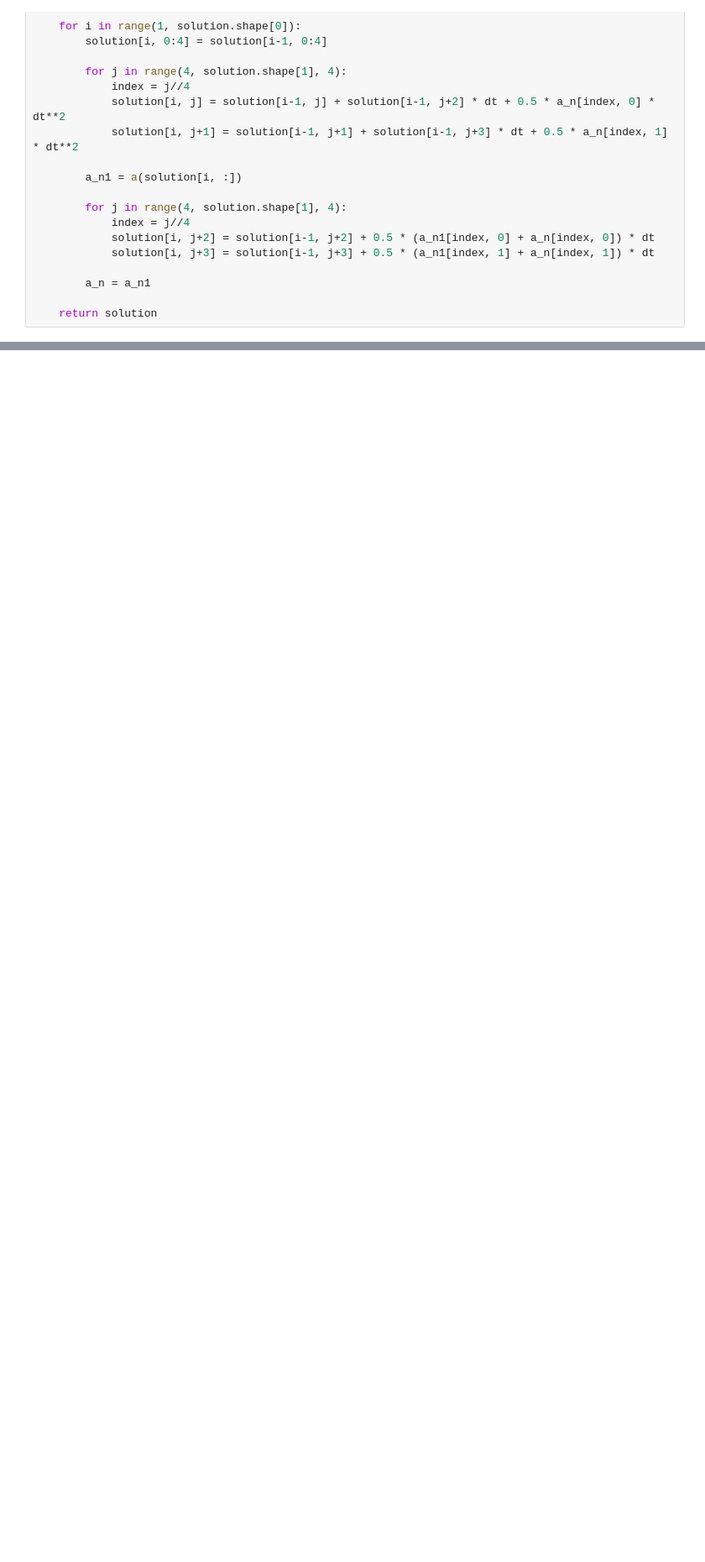
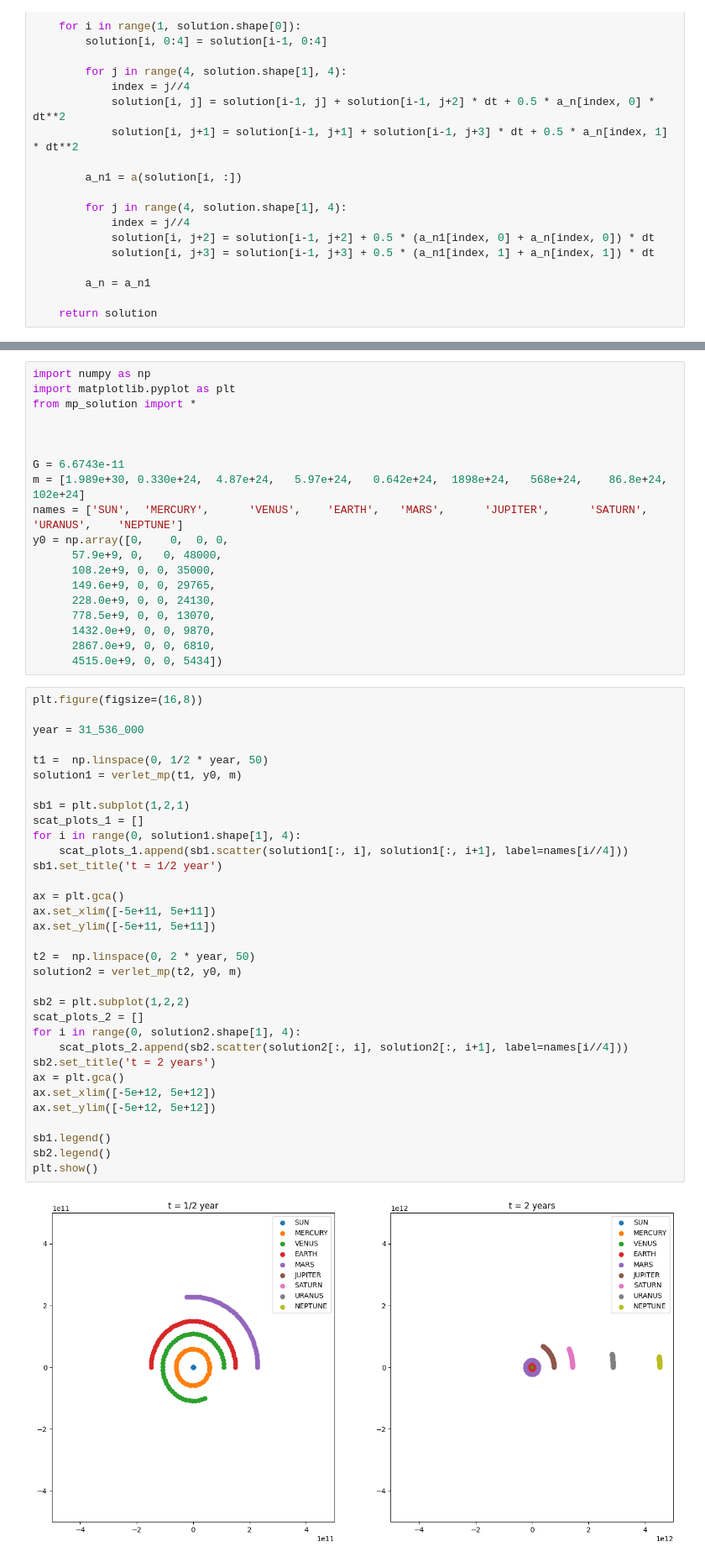
Before and after one commit to luseno4ek/CTMM, a Jupyter notebook: n-body-problem/solution.ipynb, the cells around one changed output, grey strips where cells are left out. Shown: that part at 84% size. Drawn from its saved outputs; the diff is of its cells as text; blank space fills up the shorter version.

```diff
--- a/n-body-problem/solution.ipynb
+++ b/n-body-problem/solution.ipynb
@@ -200,0 +220,54 @@ plt.show()
+# %%
+import numpy as np
+import matplotlib.pyplot as plt
+from mp_solution import *
+
+
+
+G = 6.6743e-11
+m = [1.989e+30, 0.330e+24,	4.87e+24,	5.97e+24,	0.642e+24,	1898e+24,	568e+24,	86.8e+24,	102e+24]
+names = ['SUN',  'MERCURY', 	 'VENUS', 	 'EARTH', 	'MARS', 	 'JUPITER', 	 'SATURN', 	 'URANUS', 	 'NEPTUNE']
+y0 = np.array([0,    0,  0, 0,
+      57.9e+9, 0,	0, 48000,
+      108.2e+9, 0, 0, 35000,
+      149.6e+9,	0, 0, 29765,
+      228.0e+9, 0, 0, 24130,
+      778.5e+9, 0, 0, 13070,
+      1432.0e+9, 0, 0, 9870,
+      2867.0e+9, 0, 0, 6810,
+      4515.0e+9, 0, 0, 5434])
+# %%
+plt.figure(figsize=(16,8))
+
+year = 31_536_000
+
+t1 =  np.linspace(0, 1/2 * year, 50)
+solution1 = verlet_mp(t1, y0, m)
+
+sb1 = plt.subplot(1,2,1)
+scat_plots_1 = []
+for i in range(0, solution1.shape[1], 4):
+    scat_plots_1.append(sb1.scatter(solution1[:, i], solution1[:, i+1], label=names[i//4]))
+sb1.set_title('t = 1/2 year')
+
+ax = plt.gca()
+ax.set_xlim([-5e+11, 5e+11])
+ax.set_ylim([-5e+11, 5e+11])
+
+t2 =  np.linspace(0, 2 * year, 50)
+solution2 = verlet_mp(t2, y0, m)
+
+sb2 = plt.subplot(1,2,2)
+scat_plots_2 = []
+for i in range(0, solution2.shape[1], 4):
+    scat_plots_2.append(sb2.scatter(solution2[:, i], solution2[:, i+1], label=names[i//4]))
+sb2.set_title('t = 2 years')
+ax = plt.gca()
+ax.set_xlim([-5e+12, 5e+12])
+ax.set_ylim([-5e+12, 5e+12])
+
+sb1.legend()
+sb2.legend()
+plt.show()
+# %% [output]
+[figure, added]
```
Also changed, not shown: parts of 14 cells of this notebook, 3 other files.
